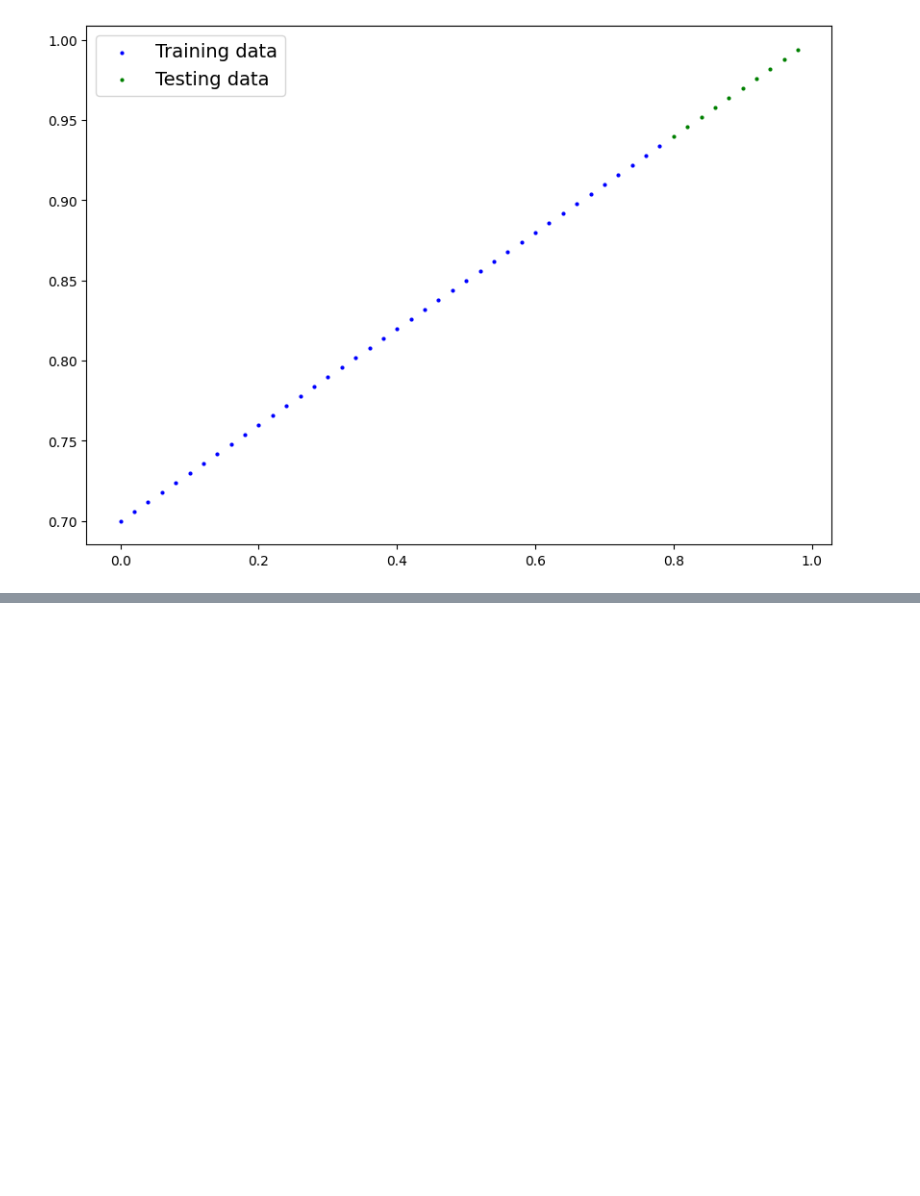
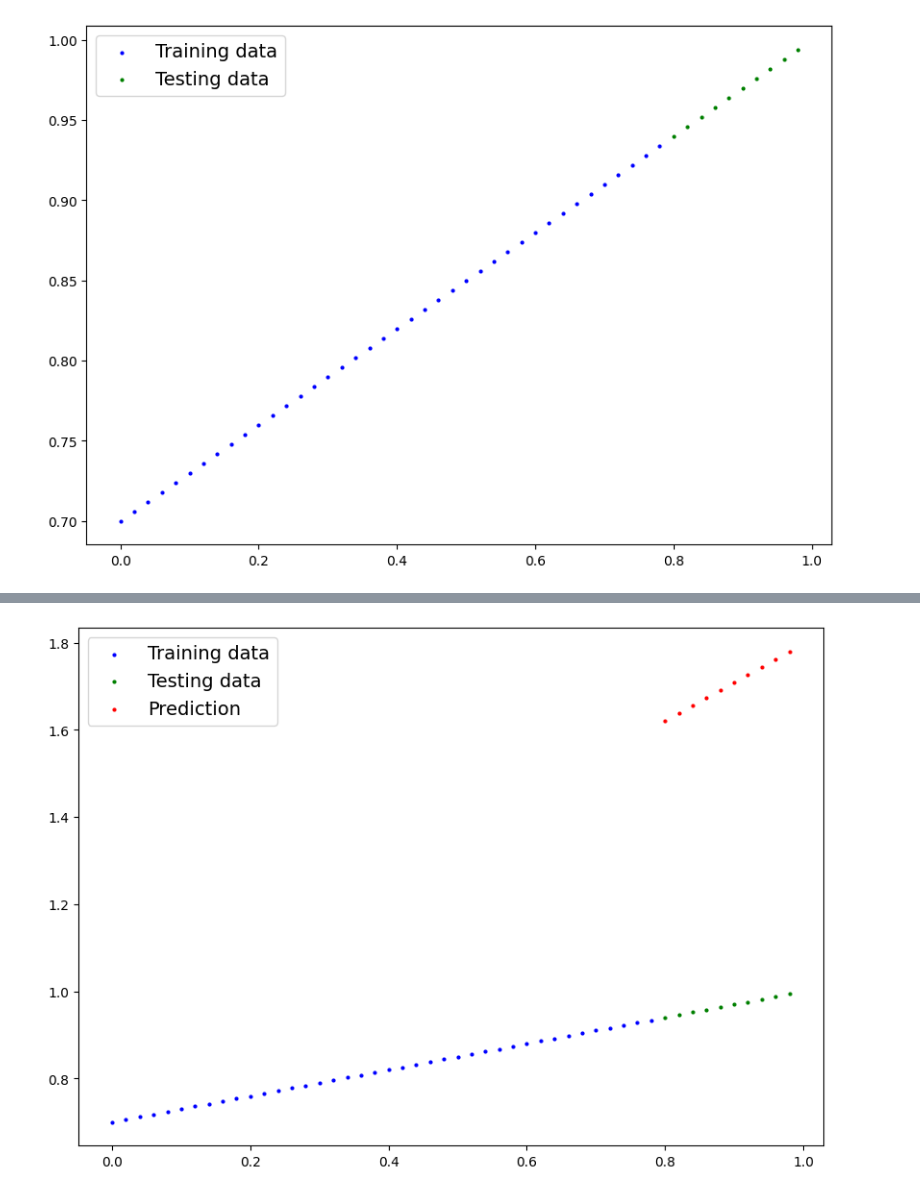
Before and after one commit to potato-stack/Pytorch_learning, a Jupyter notebook: 01_pytorch_workflow.ipynb, the cells around one changed output, grey strips where cells are left out. Saved outputs shown, nothing was run; the diff lists cells and outputs as text; code cells hidden in the pictures; blank space fills up the shorter version.

Commit message:
very first model linear regression in pytorch workflow

```diff
--- a/01_pytorch_workflow.ipynb
+++ b/01_pytorch_workflow.ipynb
@@ -106,0 +123,21 @@ plot_predictions()
+# %%
+import torch
+from torch import nn
+# Create a linear regression model with PyTorch
+class LinearRegression(nn.Module): # <- almost everything in pytorch inherit from nn.module
+    # In PyTorch a module can contain another module, this feature allow us to build compliated model.
+    def __init__(self):
+        # Use the default constructor from the nn.module base class
+        super().__init__()
+        self.weight = nn.Parameter(torch.rand(1,
+                                              requires_grad = True, # <- allow differentiation for gradient descent
+                                              dtype = torch.float))
+
+        self.bias = nn.Parameter(torch.rand(1,
+                                            requires_grad= True,
+                                            dtype= torch.float))
+
+    # define a "forward" method - which is a mothod to put the input in and compute through the model
+    def forward(self, x: torch.tensor) -> torch.tensor:
+        # as the formualla for a linear function is ax + b = y
+        return self.weight * x + self.bias
@@ -106,0 +147,9 @@ plot_predictions()
+# %%
+# Create a random seed
+torch.manual_seed(42)
+
+# create an instance for linearregression model
+model = LinearRegression()
+
+# check out the model parameters
+list(model.parameters())
@@ -106,0 +168,12 @@ plot_predictions()
+# %%
+# Listed named parameters
+model.state_dict()
+
+with torch.inference_mode():
+    y_preds = model(X_test)
+
+# no grad work too, but inference mode is prefer since it optimze better for the inerence process
+with torch.no_grad():
+    y_preds = model(X_test)
+
+y_preds
@@ -106,0 +191,4 @@ plot_predictions()
+# %%
+plot_predictions(predictions=y_preds)
+# %% [output]
+[figure, added]
```
Also changed, not shown: parts of 15 cells of this notebook, 1 other file.
